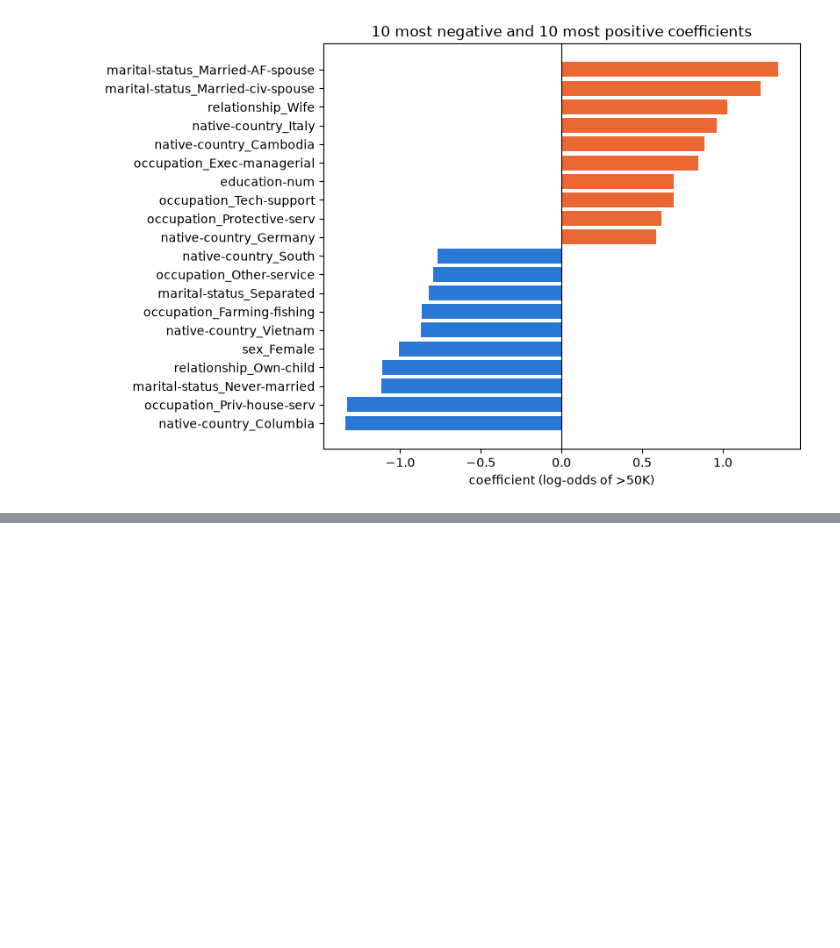
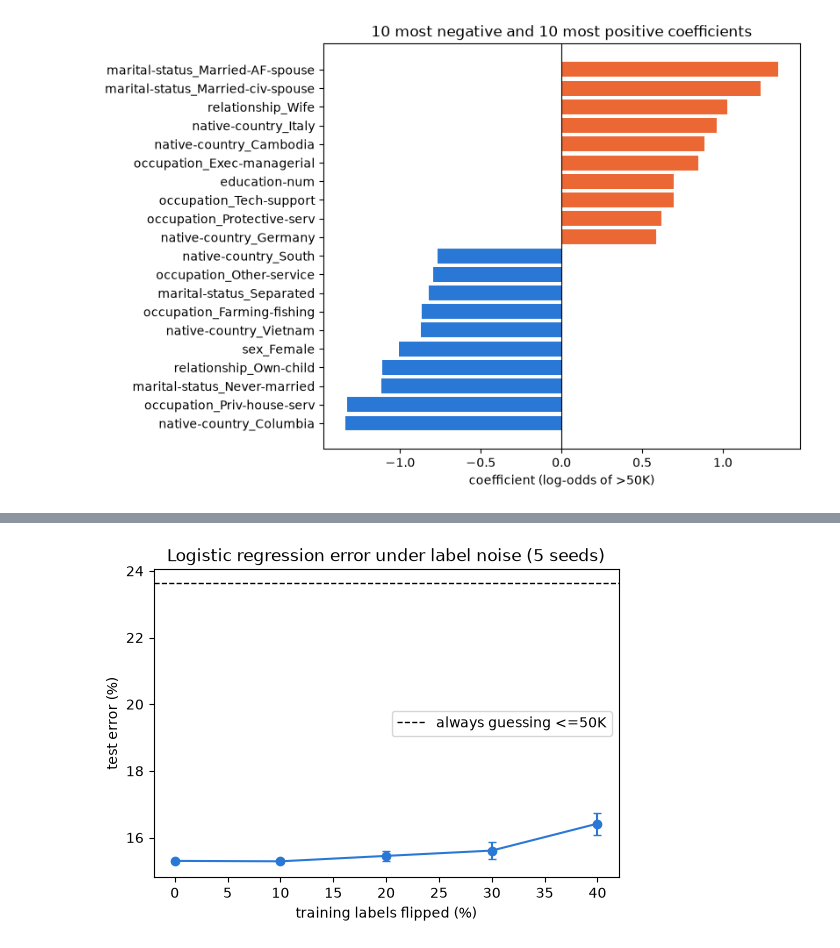
Before and after one commit to millieorellana/ECS171GroupProject, a Jupyter notebook: logisticRegression.ipynb, the cells around one changed output, grey strips where cells are left out. Cells and saved outputs as stored; diff of their text form; code cells hidden in the pictures; blank space fills up the shorter version.

Commit message:
logistic regression noise experiments

```diff
--- a/logisticRegression.ipynb
+++ b/logisticRegression.ipynb
@@ -67,0 +72,29 @@ plt.show()
+# %%
+from sklearn.metrics import precision_score, recall_score
+from preprocessing import add_label_noise
+
+noiseLevels = [0, 0.1, 0.2, 0.3, 0.4]
+seeds = [0, 1, 2, 3, 4]
+
+results = []
+for noiseLevel in noiseLevels:
+    for seed in seeds:
+        noisyTrain = add_label_noise(trainDf, noiseLevel, seed)
+        # features are unchanged, so xTrain from onehot() is reused
+        noisyGrid = trainLogisticRegression(xTrain, noisyTrain["income"])
+        yPred = noisyGrid.predict(xTest)
+        results.append({
+            "noise": noiseLevel,
+            "seed": seed,
+            "C": noisyGrid.best_params_["C"],
+            "error": 1 - accuracy_score(yTest, yPred),
+            "precision >50K": precision_score(yTest, yPred, zero_division=0),
+            "recall >50K": recall_score(yTest, yPred, zero_division=0),
+        })
+
+noiseDf = pd.DataFrame(results)
+summary = noiseDf.groupby("noise")[["error", "precision >50K", "recall >50K"]].agg(["mean", "std"])
+print(summary.round(4).to_string(), "\n")
+
+print("C chosen by CV (rows: noise level, columns: seed)")
+print(noiseDf.pivot(index="noise", columns="seed", values="C").to_string())
@@ -67,0 +119,13 @@ plt.show()
+# %%
+fig, ax = plt.subplots(figsize=(6, 4))
+ax.errorbar(summary.index * 100, summary[("error", "mean")] * 100,
+            yerr=summary[("error", "std")] * 100, marker="o", capsize=3, color="#2a78d6")
+ax.axhline(yTest.mean() * 100, color="black", linestyle="--", linewidth=1,
+           label="always guessing <=50K")
+ax.set_xlabel("training labels flipped (%)")
+ax.set_ylabel("test error (%)")
+ax.set_title("Logistic regression error under label noise (5 seeds)")
+ax.legend()
+plt.show()
+# %% [output]
+[figure, added]
```
Also changed, not shown: parts of 2 cells of this notebook, 1 other file.
